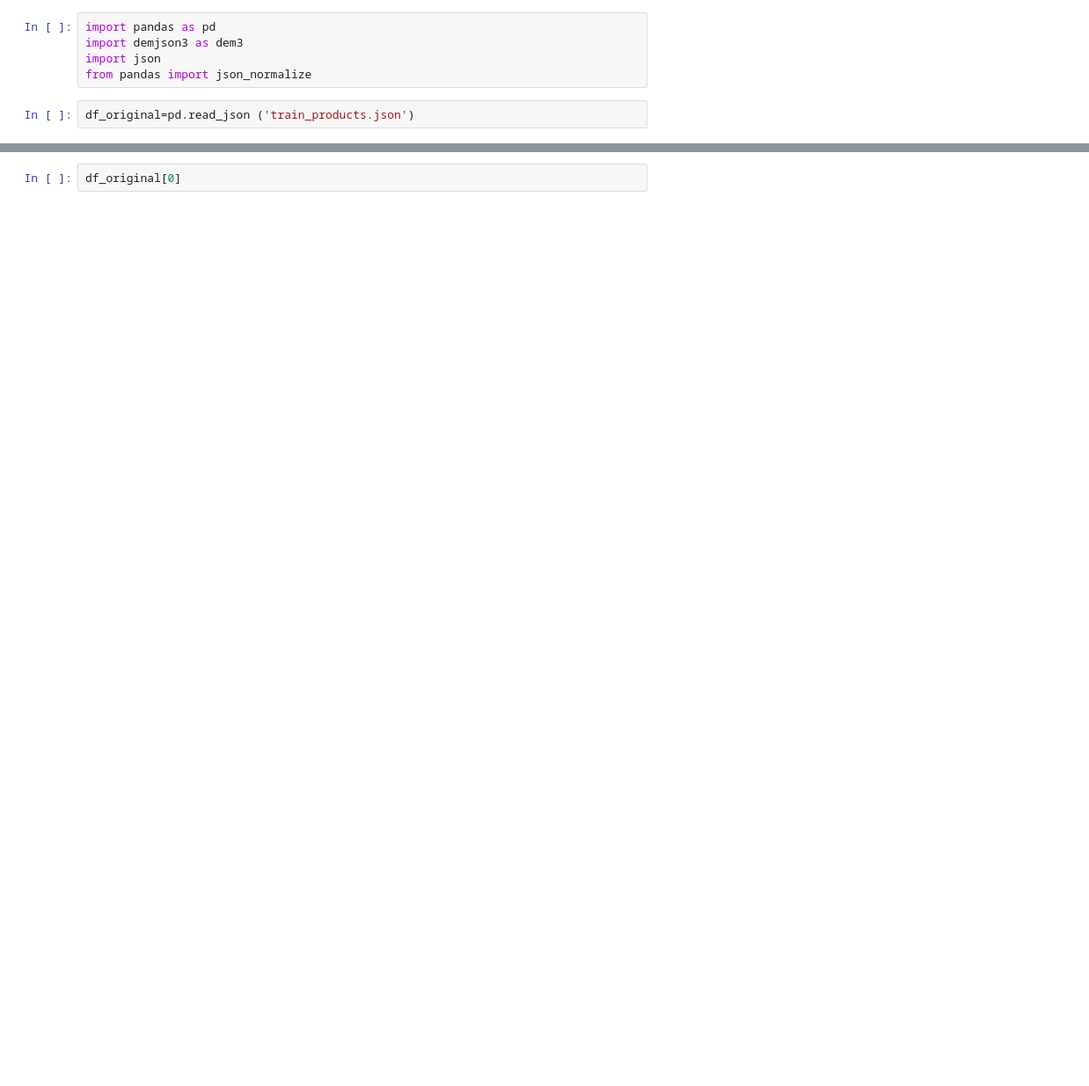
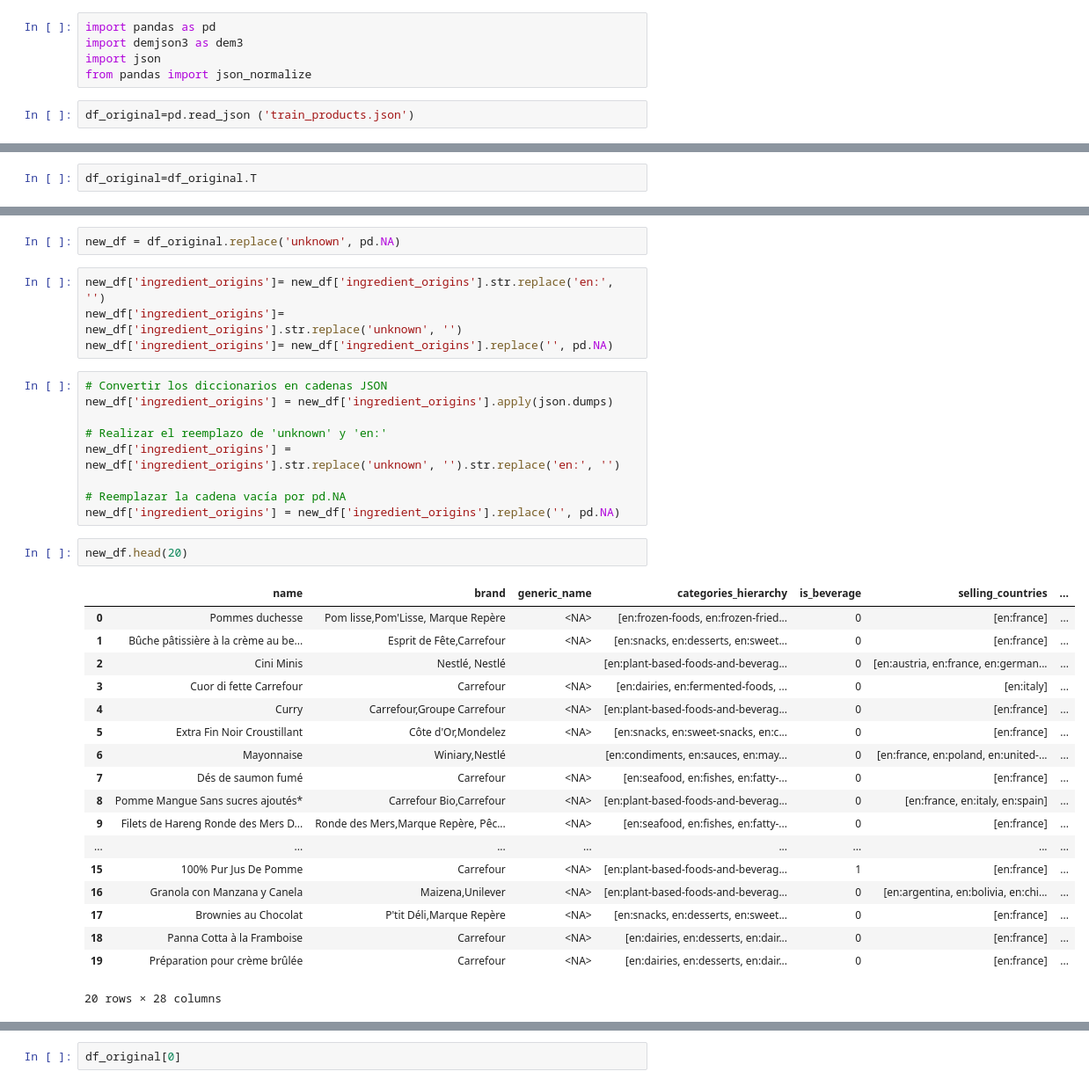
Before and after one commit to BenJameto/danone, a Jupyter notebook: datos.ipynb, the cells around one changed output, grey strips where cells are left out. Shown: that part at 88% size. Cells and saved outputs as stored; diff of their text form; blank space fills up the shorter version.

```diff
--- a/datos.ipynb
+++ b/datos.ipynb
@@ -8 +28,3 @@ df_original=pd.read_json ('train_products.json')
+# %%
+df_original=df_original.T
 # %%
@@ -11,0 +46,36 @@ df_original.shape
+# %%
+new_df = df_original.replace('unknown', pd.NA)
+# %%
+new_df['ingredient_origins']= new_df['ingredient_origins'].str.replace('en:', '')
+new_df['ingredient_origins']= new_df['ingredient_origins'].str.replace('unknown', '')
+new_df['ingredient_origins']= new_df['ingredient_origins'].replace('', pd.NA)
+# %%
+# Convertir los diccionarios en cadenas JSON
+new_df['ingredient_origins'] = new_df['ingredient_origins'].apply(json.dumps)
+
+# Realizar el reemplazo de 'unknown' y 'en:'
+new_df['ingredient_origins'] = new_df['ingredient_origins'].str.replace('unknown', '').str.replace('en:', '')
+
+# Reemplazar la cadena vacía por pd.NA
+new_df['ingredient_origins'] = new_df['ingredient_origins'].replace('', pd.NA)
+# %%
+new_df.head(20)
+# %% [output]
+|  | name | brand | generic_name | categories_hierarchy | is_beverage | selling_countries | ... |
+| 0 | Pommes duchesse | Pom lisse,Pom'Lisse, Marque Repère | <NA> | [en:frozen-foods, en:frozen-fried... | 0 | [en:france] | ... |
+| 1 | Bûche pâtissière à la crème au be... | Esprit de Fête,Carrefour | <NA> | [en:snacks, en:desserts, en:sweet... | 0 | [en:france] | ... |
+| 2 | Cini Minis | Nestlé, Nestlé |  | [en:plant-based-foods-and-beverag... | 0 | [en:austria, en:france, en:german... | ... |
+| 3 | Cuor di fette Carrefour | Carrefour | <NA> | [en:dairies, en:fermented-foods, ... | 0 | [en:italy] | ... |
+| 4 | Curry | Carrefour,Groupe Carrefour | <NA> | [en:plant-based-foods-and-beverag... | 0 | [en:france] | ... |
+| 5 | Extra Fin Noir Croustillant | Côte d'Or,Mondelez | <NA> | [en:snacks, en:sweet-snacks, en:c... | 0 | [en:france] | ... |
+| 6 | Mayonnaise | Winiary,Nestlé |  | [en:condiments, en:sauces, en:may... | 0 | [en:france, en:poland, en:united-... | ... |
+| 7 | Dés de saumon fumé | Carrefour | <NA> | [en:seafood, en:fishes, en:fatty-... | 0 | [en:france] | ... |
+| 8 | Pomme Mangue Sans sucres ajoutés* | Carrefour Bio,Carrefour | <NA> | [en:plant-based-foods-and-beverag... | 0 | [en:france, en:italy, en:spain] | ... |
+| 9 | Filets de Hareng Ronde des Mers D... | Ronde des Mers,Marque Repère, Pêc... | <NA> | [en:seafood, en:fishes, en:fatty-... | 0 | [en:france] | ... |
+| ... | ... | ... | ... | ... | ... | ... | ... |
+| 15 | 100% Pur Jus De Pomme | Carrefour | <NA> | [en:plant-based-foods-and-beverag... | 1 | [en:france] | ... |
+| 16 | Granola con Manzana y Canela | Maizena,Unilever | <NA> | [en:plant-based-foods-and-beverag... | 0 | [en:argentina, en:bolivia, en:chi... | ... |
+| 17 | Brownies au Chocolat | P'tit Déli,Marque Repère | <NA> | [en:snacks, en:desserts, en:sweet... | 0 | [en:france] | ... |
+| 18 | Panna Cotta à la Framboise | Carrefour | <NA> | [en:dairies, en:desserts, en:dair... | 0 | [en:france] | ... |
+| 19 | Préparation pour crème brûlée | Carrefour | <NA> | [en:dairies, en:desserts, en:dair... | 0 | [en:france] | ... |
+20 rows × 28 columns
```
Also changed, not shown: parts of 17 cells of this notebook.
